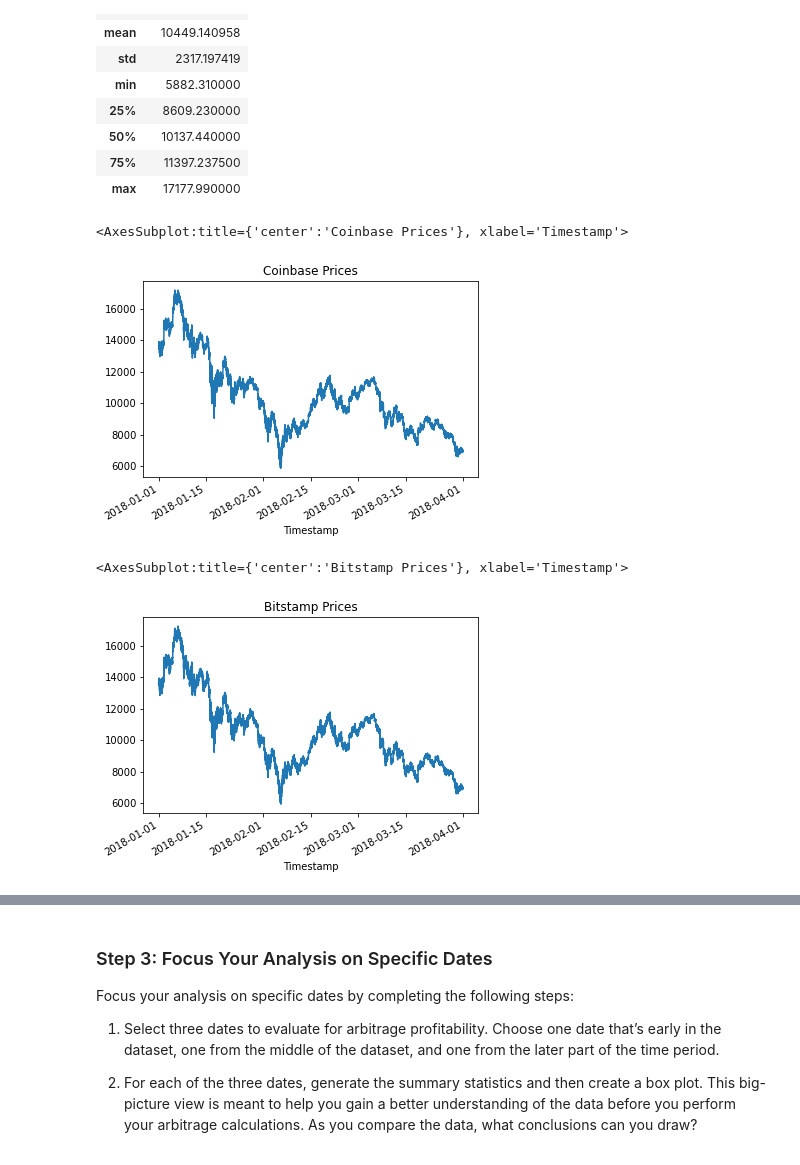
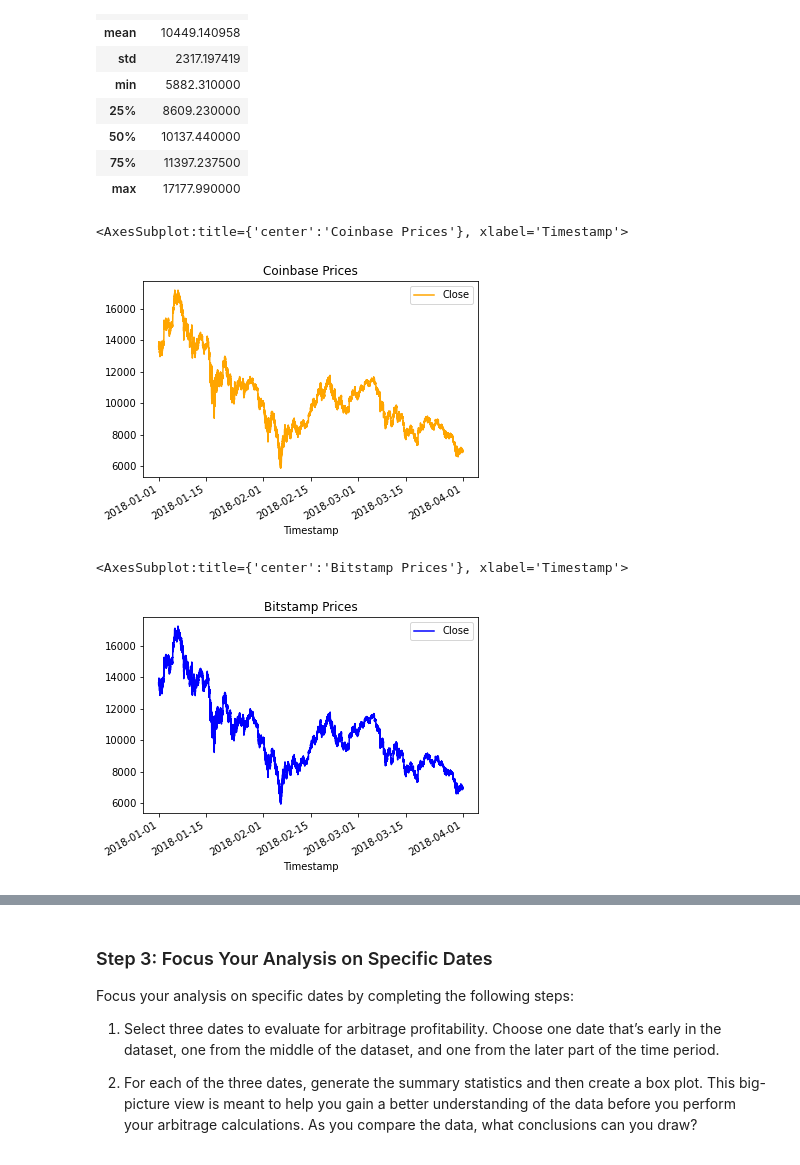
Before and after one commit to sidbetatester/bitcoin_arbitrage_opportunities, a Jupyter notebook: crypto_arbitrage.ipynb, the cells around one changed output, grey strips where cells are left out. Saved outputs shown, nothing was run; the diff lists cells and outputs as text; code cells hidden in the pictures.

```diff
--- a/crypto_arbitrage.ipynb
+++ b/crypto_arbitrage.ipynb
@@ -311,10 +311,11 @@ bitstamp_sliced = # YOUR CODE HERE
 | 2018-01-01 00:04:00 | 13620.00 |
 # %%
 # Use loc or iloc to select `Timestamp (the index)` and `Close` from coinbase DataFrame
-coinbase_sliced = # YOUR CODE HERE
+coinbase_sliced = coinbase.loc[:,["Close"]]
+
 
 # Review the first five rows of the DataFrame
-# YOUR CODE HERE
+coinbase_sliced.head()
 # %% [output]
 |  | Close |
 | Timestamp |  |
@@ -364,17 +365,17 @@ Sort through the time series data associated with the bitstamp and coinbase Data
 # %%
 # Create a line plot for the bitstamp DataFrame for the full length of time in the dataset
 # Be sure that the figure size, title, and color are tailored to each visualization
-# YOUR CODE HERE
+coinbase_sliced.plot(title= "Coinbase Prices",  color="orange")
 # %% [output]
 <AxesSubplot:title={'center':'Coinbase Prices'}, xlabel='Timestamp'>
-[figure, old version]
+[figure, new version]
 # %%
 # Create a line plot for the coinbase DataFrame for the full length of time in the dataset
 # Be sure that the figure size, title, and color are tailored to each visualization
-# YOUR CODE HERE
+bitstamp_sliced.plot(title= "Bitstamp Prices",  color="blue")
 # %% [output]
 <AxesSubplot:title={'center':'Bitstamp Prices'}, xlabel='Timestamp'>
-[figure, old version]
+[figure, new version]
 # %%
 # Overlay the visualizations for the bitstamp and coinbase DataFrames in one plot
 # The plot should visualize the prices over the full lenth of the dataset
```
Also changed, not shown: parts of 17 cells of this notebook.
